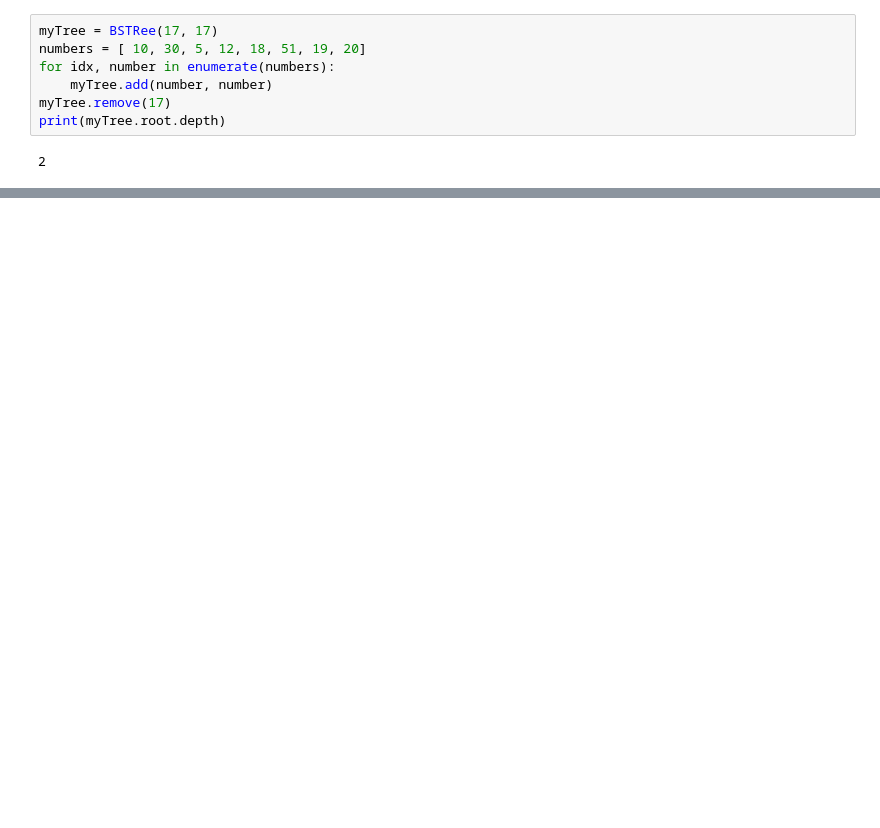
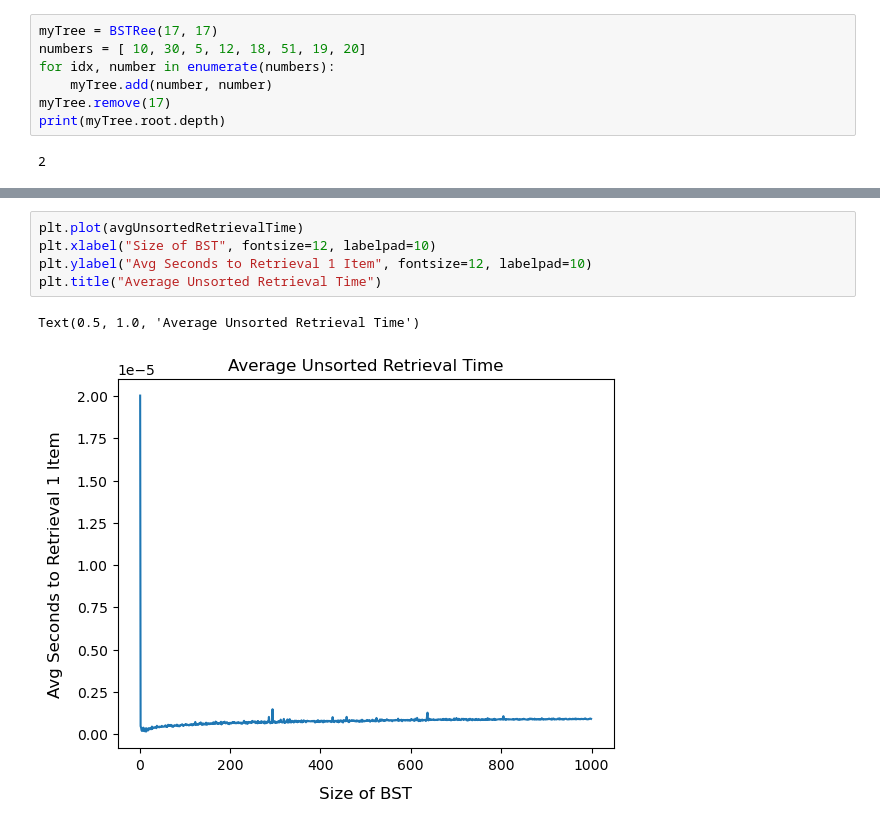
Before and after one commit to c-rothschild/DSA-inclass, a Jupyter notebook: asmts/asmt5/BST.ipynb, the cells around one changed output, grey strips where cells are left out. Drawn from its saved outputs; the diff is of its cells as text; blank space fills up the shorter version.

```diff
--- a/asmts/asmt5/BST.ipynb
+++ b/asmts/asmt5/BST.ipynb
@@ -266,0 +337,8 @@ Prediction: The BST associated with the sorted list will require more time to in
+# %%
+plt.plot(avgUnsortedRetrievalTime)
+plt.xlabel("Size of BST", fontsize=12, labelpad=10)
+plt.ylabel("Avg Seconds to Retrieval 1 Item", fontsize=12, labelpad=10)
+plt.title("Average Unsorted Retrieval Time")
+# %% [output]
+Text(0.5, 1.0, 'Average Unsorted Retrieval Time')
+[figure, added]
```
Also changed, not shown: parts of 10 cells of this notebook, 1 other file.
